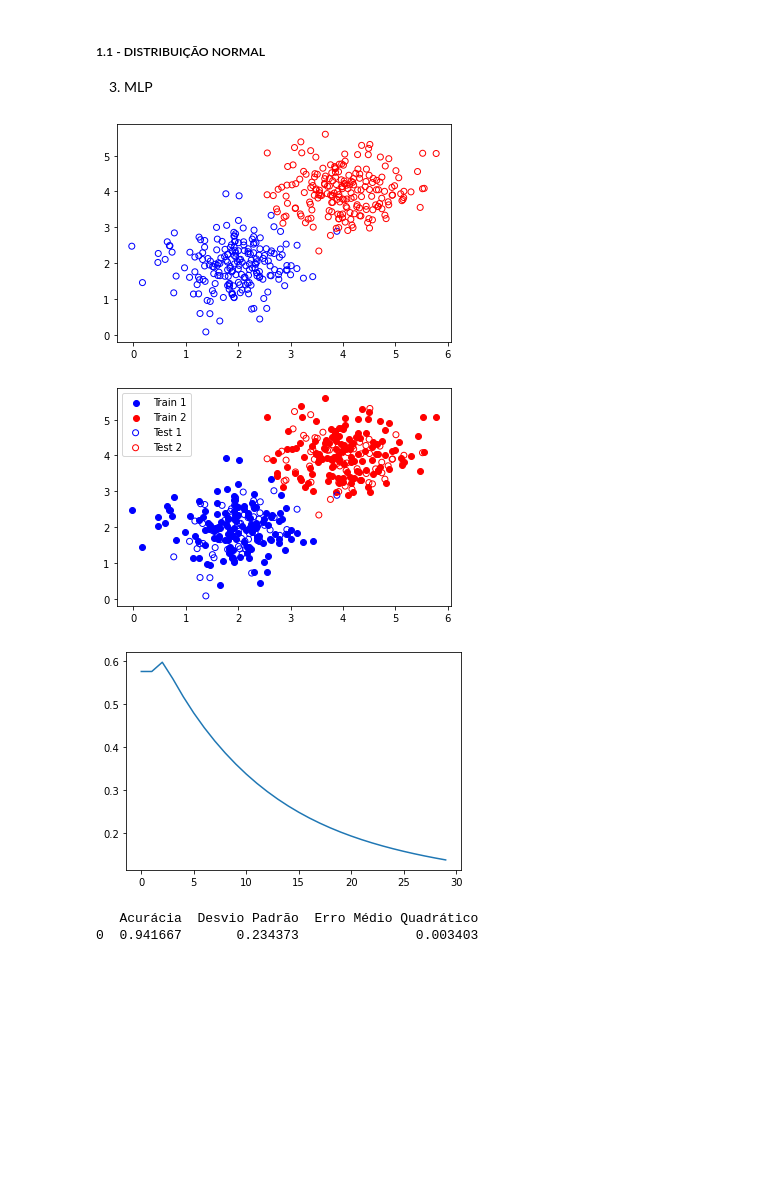
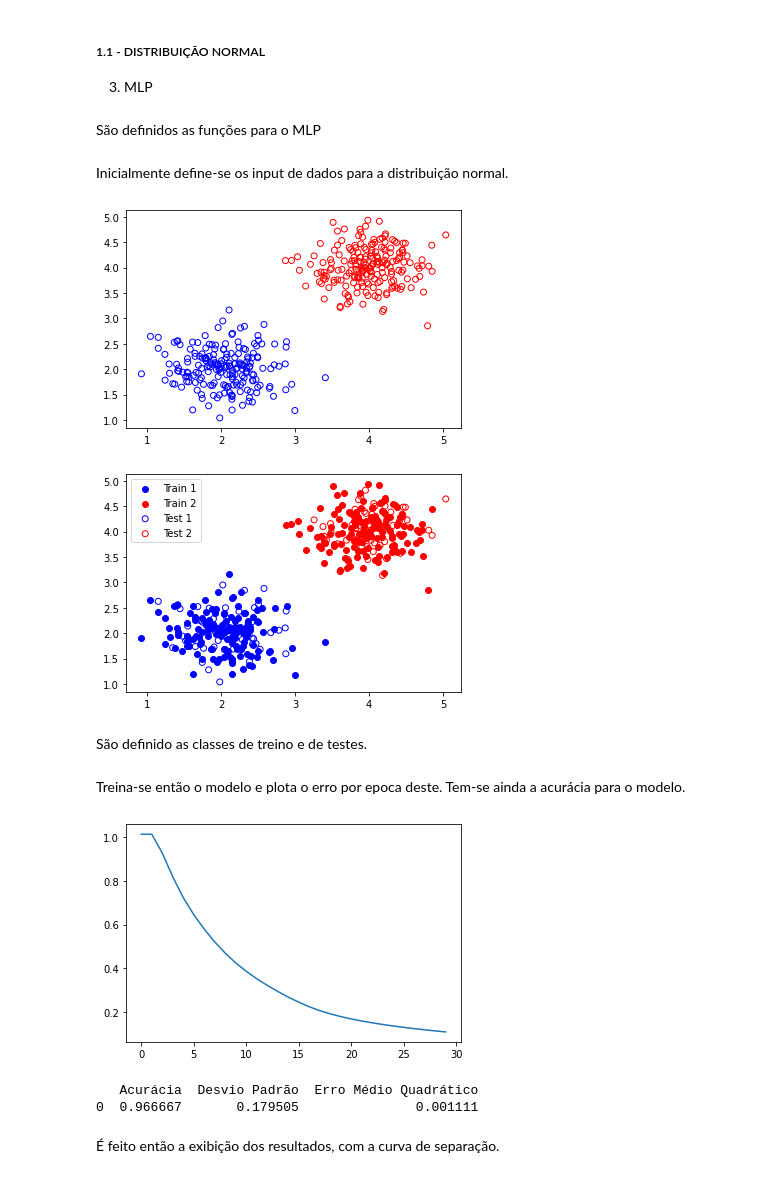
Before and after one commit to albertoromanhol/ufmg-artificial-inteligence-aerospace, a Jupyter notebook: atividade 2/lista/mlp/dist normal - mlp.ipynb, the cells around one changed output. Saved outputs shown, nothing was run; the diff lists cells and outputs as text; code cells hidden in the pictures; blank space fills up the shorter version.

```diff
--- a/atividade 2/lista/mlp/dist normal - mlp.ipynb
+++ b/atividade 2/lista/mlp/dist normal - mlp.ipynb
@@ -9,0 +8,2 @@ from sklearn.utils import shuffle
+# %% [markdown]
+São definidos as funções para o MLP
@@ -10,27 +90,29 @@ from sklearn.utils import shuffle
+# %% [markdown]
+Inicialmente define-se os input de dados para a distribuição normal.
 # %%
 N = 0
 N_points = 200
 
-sigma_1 = sigma_2 = sigma_3 = sigma_4 =  0.4
+sigma_1 = sigma_2 = sigma_3 = sigma_4 =  0.4**2
 
 mu_x_1 = mu_y_1 = 2
 mu_x_2 = mu_y_2 = 4
 
 mean_1 = [mu_x_1, mu_y_1]
 cov_1 = [[sigma_1, 0], [0, sigma_1]]
 x1, y1 = np.random.multivariate_normal(mean_1, cov_1, N_points).T
 
 mean_2 = [mu_x_2, mu_y_2]
 cov_2 = [[sigma_2, 0], [0, sigma_2]]
 x2, y2 = np.random.multivariate_normal(mean_2, cov_2, N_points).T
 
 N = x1.shape[0]
 
 plt.scatter(x1, y1, color = 'b', facecolor = 'none')
 plt.scatter(x2, y2, color = 'r', facecolor = 'none')
 plt.show()
 # %% [output]
-[figure, old version]
+[figure, new version]
 # %%
 trainSize = int(0.7*N)
 testSize = N - trainSize
@@ -70,7 +152,9 @@ plt.scatter(x2_test, y2_test, color='r', facecolor='none')
 plt.legend(['Train 1', 'Train 2', 'Test 1', 'Test 2'])
 plt.show()
 # %% [output]
-[figure, old version]
+[figure, new version]
+# %% [markdown]
+São definido as classes de treino e de testes.
 # %%
 xin_train_1 = np.concatenate((x1_train, y1_train), axis = 1)
 xin_train_2 = np.concatenate((x2_train, y2_train), axis = 1)
@@ -170,7 +174,9 @@ def errorCalc(yEval, actualClass):
+# %% [markdown]
+Treina-se então o modelo e plota o erro por epoca deste. Tem-se ainda a acurácia para o modelo.
 # %%
 eta = 0.001
 max_epocas = 30
-p_in = 30
+p_in = 12
 tol = 1e-6
 
 x_train = xin_train
@@ -178,21 +184,20 @@ y_train = class_train
 
 wt, zt, erroEpocas = trainMLP(x_train, y_train, p_in, eta, tol, max_epocas)
 
-# print("Pesos:\n" + str(wt))
-# print("Z:\n" + str(zt))
 plt.plot(erroEpocas)
 plt.show()
+
+test_set = np.array(test_range)
+yEval = np.sign(np.squeeze(yMLP(test_set, zt, wt))).T
+scores = errorCalc(yEval, actual_test)
+scores = pd.DataFrame(np.array(scores, ndmin = 2), columns = ['Acurácia', 'Desvio Padrão', 'Erro Médio Quadrático'])
+print(scores)
 # %% [output]
-[figure, old version]
+[figure, new version]
+   Acurácia  Desvio Padrão  Erro Médio Quadrático
+0  0.966667       0.179505               0.001111
-# %%
-test_set = np.array(test_range)
-yEval = np.sign(np.squeeze(yMLP(test_set, zt, wt))).T
-scores = errorCalc(yEval, actual_test)
-scores = pd.DataFrame(np.array(scores, ndmin = 2), columns = ['Acurácia', 'Desvio Padrão', 'Erro Médio Quadrático'])
-print(scores)
-# %% [output]
-   Acurácia  Desvio Padrão  Erro Médio Quadrático
-0  0.941667       0.234373               0.003403
+# %% [markdown]
+É feito então a exibição dos resultados, com a curva de separação.
 # %%
 # matrix de pontos xy
 xgrid = np.linspace(-0.1, 6.1, 250)
```
Also changed, not shown: parts of 7 cells of this notebook, 12 other files.
